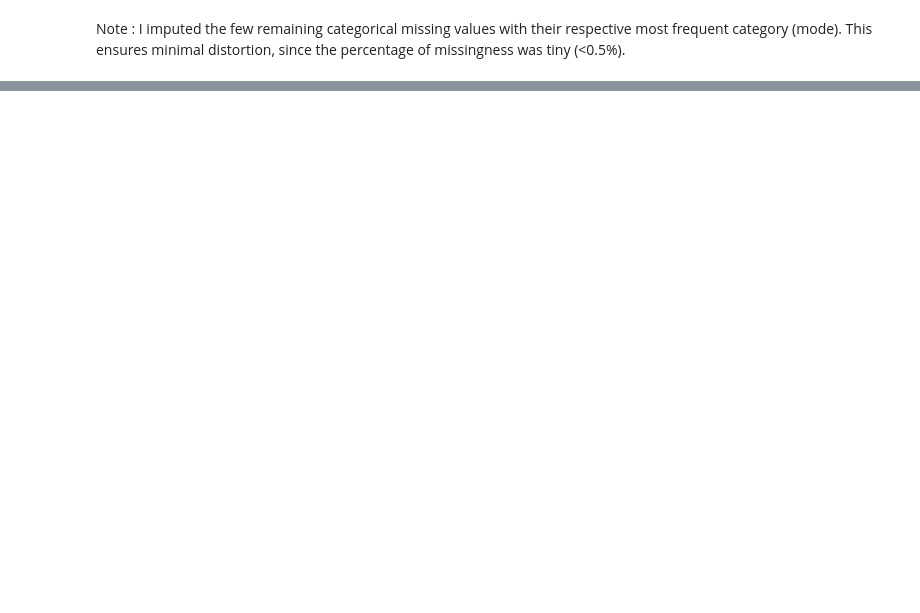
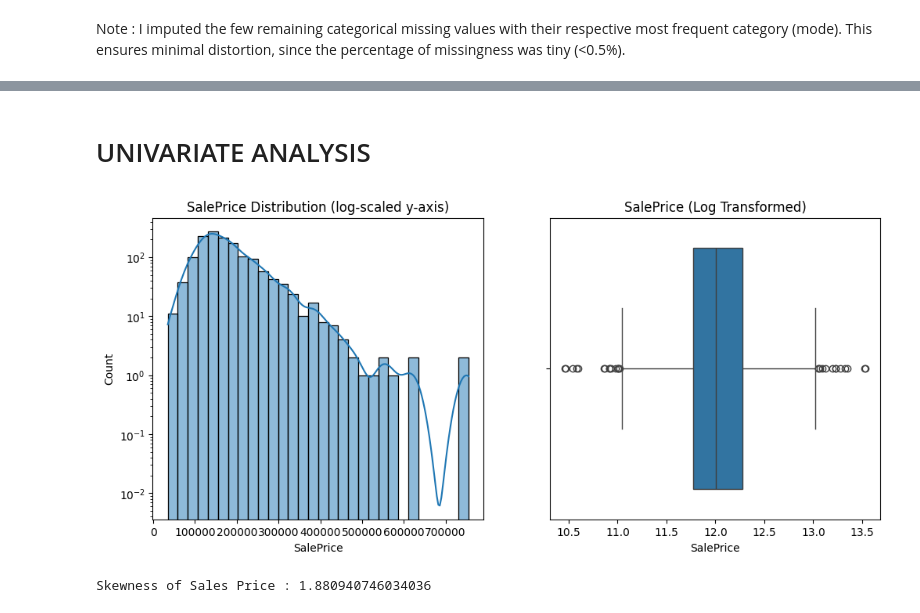
Before and after one commit to Aman-sys-ui/EDA, a Jupyter notebook: House_Price/House_Price_prediction.ipynb, the cells around one changed output, grey strips where cells are left out. Saved outputs shown, nothing was run; the diff lists cells and outputs as text; code cells hidden in the pictures; blank space fills up the shorter version.

Commit message:
EDA on House price prediction

```diff
--- a/House_Price/House_Price_prediction.ipynb
+++ b/House_Price/House_Price_prediction.ipynb
@@ -5,8 +32,9 @@ import seaborn as sns
 import matplotlib.pyplot as plt
 import os
 # %%
-train = pd.read_csv("./house_prices/train.csv")
-test = pd.read_csv("./house_prices/test.csv")
-print("Train Shape:", train.shape)
-print("Test Shape:", test.shape)
+#Load train and test datasets
+train = pd.read_csv('train.csv')
+test = pd.read_csv('test.csv')
+
+print(train.shape, test.shape)
 train.head()
@@ -16,0 +50,4 @@ train.info()
+# %%
+train = train.drop(columns='Id' ,axis = 1)
+test = test.drop(columns='Id' ,axis = 1)
+train.head()
@@ -111,0 +271,23 @@ print(test.isnull().sum().sort_values(ascending = False).head(10))
+# %% [markdown]
+# UNIVARIATE ANALYSIS
+# %%
+from scipy.stats import skew
+plt.figure(figsize=(12,5))
+
+# Histogram on log scale
+plt.subplot(1,2,1)
+sns.histplot(train['SalePrice'], kde=True, bins=30)
+plt.yscale("log")
+plt.title("SalePrice Distribution (log-scaled y-axis)")
+
+# Boxplot (better view with log x-axis instead of y-axis)
+plt.subplot(1,2,2)
+sns.boxplot(x=np.log1p(train['SalePrice']))
+plt.title("SalePrice (Log Transformed)")
+
+plt.show()
+
+print("Skewness of Sales Price :" ,skew(train['SalePrice']))
+# %% [output]
+[figure, added]
+Skewness of Sales Price : 1.880940746034036
```
Also changed, not shown: parts of 69 cells of this notebook.
